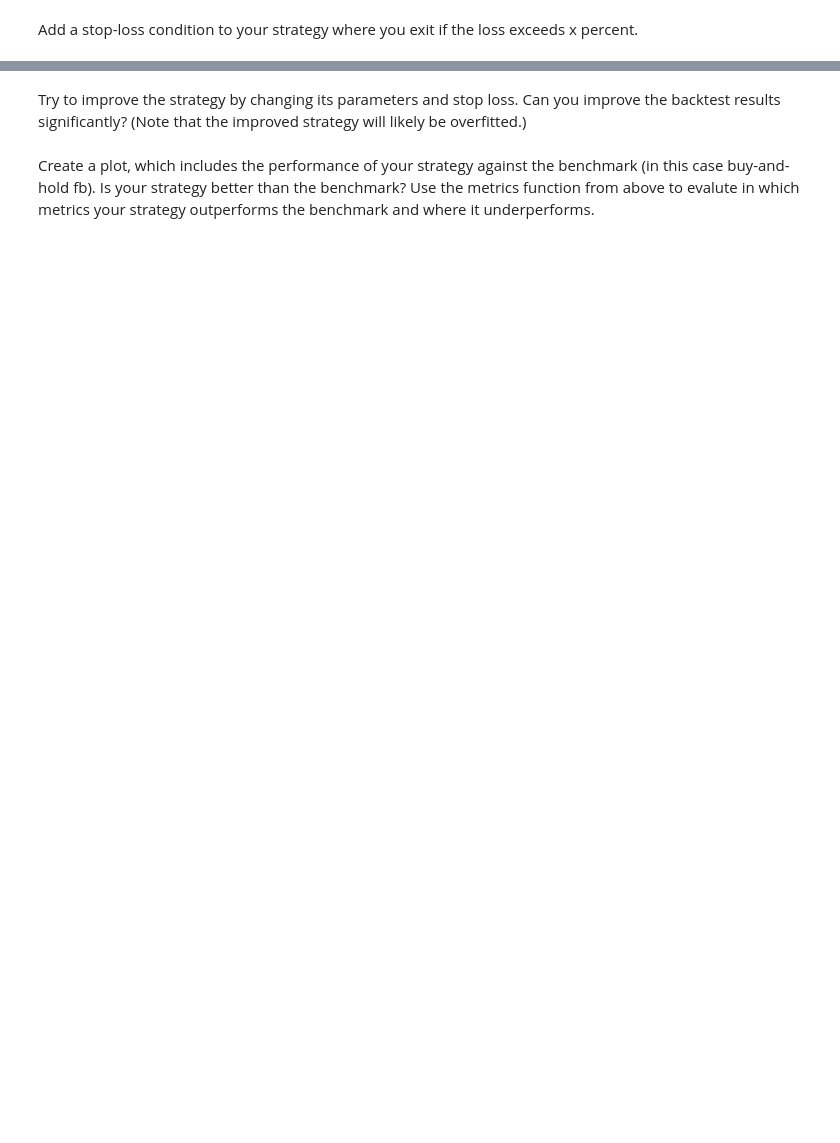
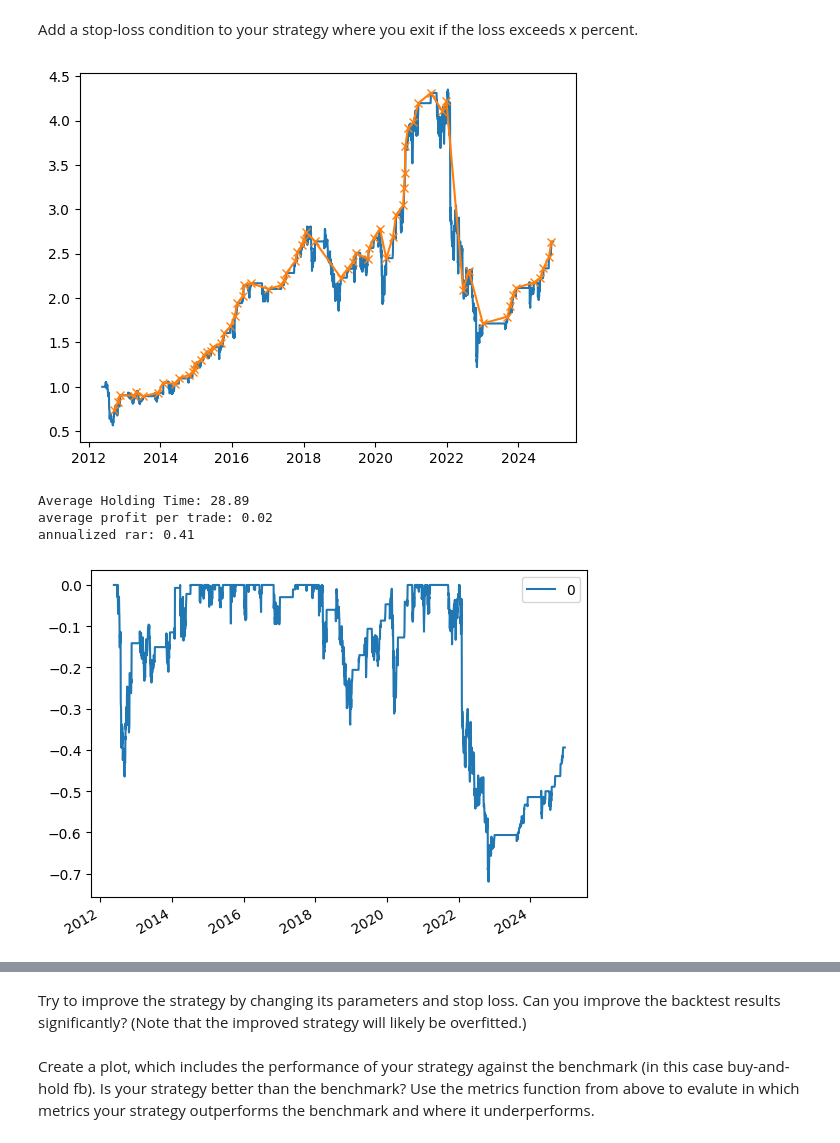
Before and after one commit to eliird/quantopian, a Jupyter notebook: essentials/B101_Basics_Exercises_Without_Solutions.ipynb, the cells around one changed output, grey strips where cells are left out. Drawn from its saved outputs; the diff is of its cells as text; code cells hidden in the pictures; blank space fills up the shorter version.

```diff
--- a/essentials/B101_Basics_Exercises_Without_Solutions.ipynb
+++ b/essentials/B101_Basics_Exercises_Without_Solutions.ipynb
@@ -163,2 +176,35 @@ for i in range(len(fb)):
 # %% [markdown]
 Add a stop-loss condition to your strategy where you exit if the loss exceeds x percent.
+# %%
+entry = None
+pnl = None
+pnls = []
+dates = []
+unrlzd = []
+unrlzd_dates = []
+hold_times = []
+inpos = 0
+for i in range(len(fb)):
+    unr = (fb.iloc[i] - fb.iloc[i-1])/fb.iloc[i-1] * inpos
+    unrlzd.append(unr)
+    unrlzd_dates.append(fb.index[i])
+    if inpos == 0 and rsi.iloc[i] < 50:
+        # enter when index is less than 50
+        entry = fb.iloc[i]
+        inpos = 1
+        start = fb.index[i]
+    elif inpos == 1 and (rsi.iloc[i] > 55 or (fb.iloc[i] - entry)/entry < -0.5):
+        # exit when index is greater than 55
+        pnl = (fb.iloc[i] - entry)/entry
+        pnls.append(pnl)
+        inpos = 0
+        dates.append(fb.index[i])
+        hold_times.append((fb.index[i] - start).total_seconds())
+
+analytics(dates, pnls, unrlzd_dates, unrlzd)
+# %% [output]
+[figure, added]
+Average Holding Time: 28.89
+average profit per trade: 0.02
+annualized rar: 0.41
+[figure, added]
```
Also changed, not shown: parts of 4 cells of this notebook.
